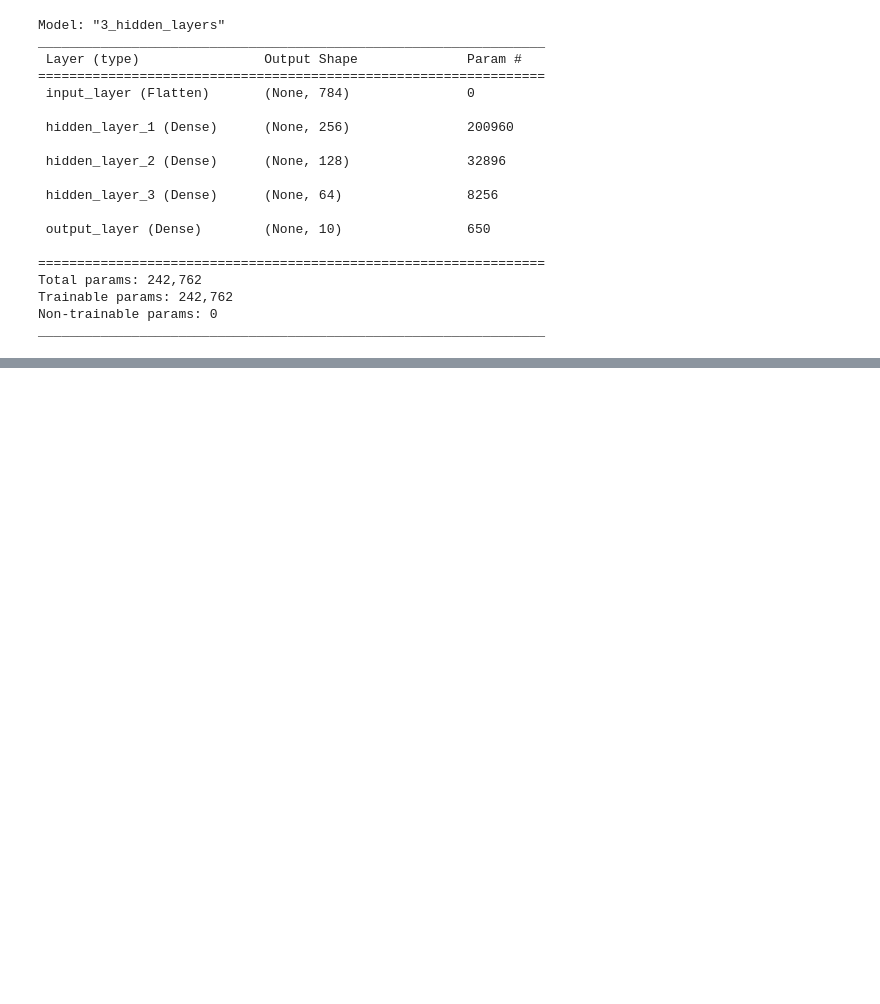
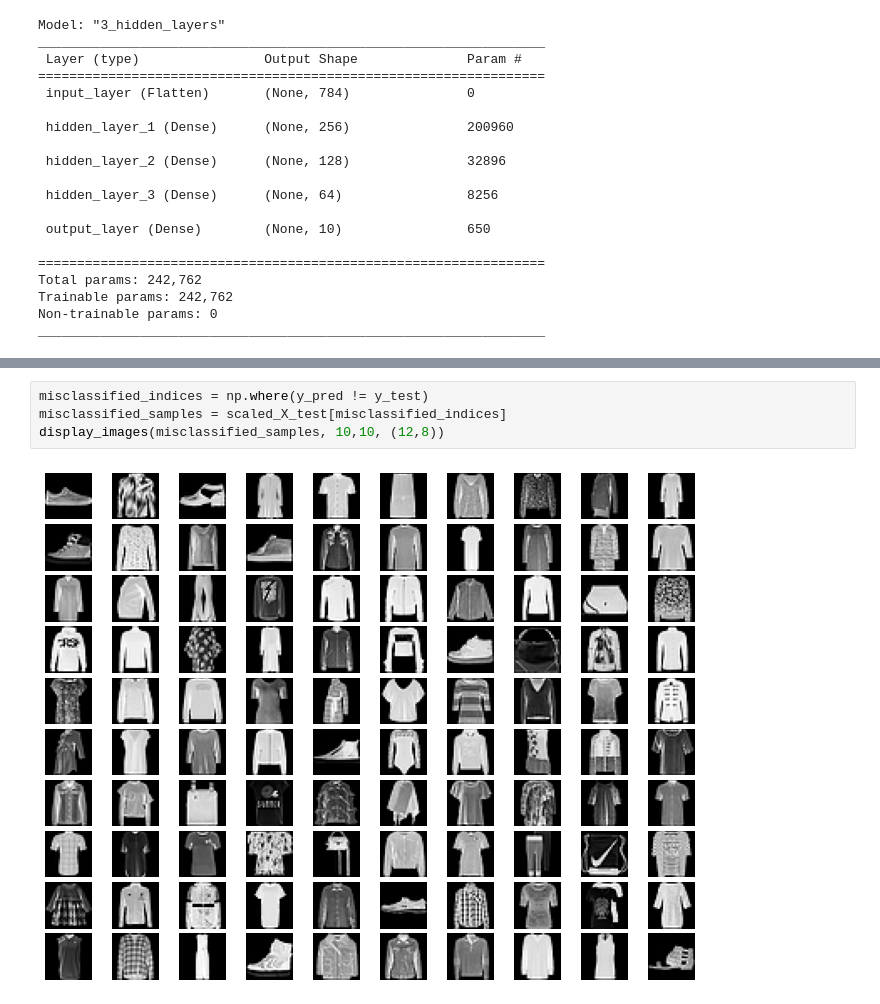
Before and after one commit to felix-tjernberg/ai21-deep-learning, a Jupyter notebook: exercises/exercise-1.ipynb, the cells around one changed output, grey strips where cells are left out. Drawn from its saved outputs; the diff is of its cells as text; blank space fills up the shorter version.

```diff
--- a/exercises/exercise-1.ipynb
+++ b/exercises/exercise-1.ipynb
@@ -255,0 +334,6 @@ plot_metrics(model__3_hidden_layers)
+# %%
+misclassified_indices = np.where(y_pred != y_test)
+misclassified_samples = scaled_X_test[misclassified_indices]
+display_images(misclassified_samples, 10,10, (12,8))
+# %% [output]
+[figure, added]
```
Also changed, not shown: parts of 14 cells of this notebook.
